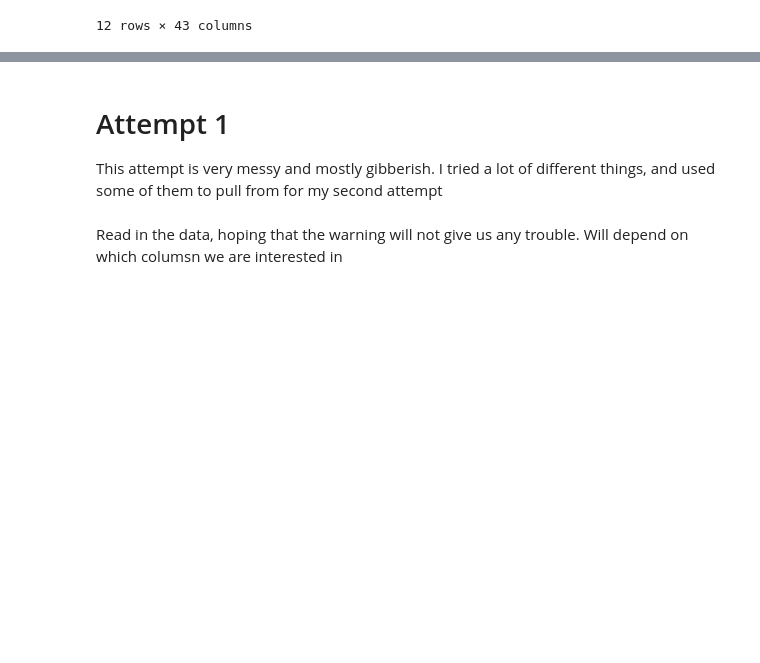
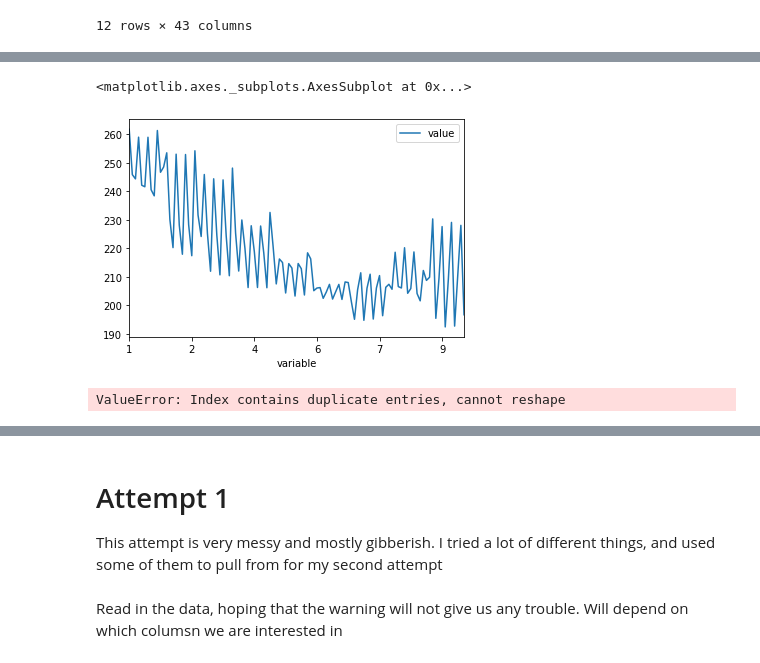
Before and after one commit to richt3211/DS-2500, a Jupyter notebook: Assignment-2/Attempt 2.ipynb, the cells around one changed output, grey strips where cells are left out. Cells and saved outputs as stored; diff of their text form; code cells hidden in the pictures; blank space fills up the shorter version.

```diff
--- a/Assignment-2/Attempt 2.ipynb
+++ b/Assignment-2/Attempt 2.ipynb
@@ -156,0 +150,3 @@ cleaned_df.plot()
+# %%
+indexed = reshaped_df.set_index(['Filename', 'Duration', 'seg_Start', 'seg_End', 'acoustic'])
+indexed
@@ -156,0 +244,3 @@ cleaned_df.plot()
+# %%
+melt = pd.melt(reset, id_vars=['Filename', 'Duration', 'seg_Start', 'seg_End', 'acoustic'])
+melt
@@ -156,0 +261,10 @@ cleaned_df.plot()
+# %%
+melt.plot(x='variable', y='value')
+# %% [output]
+<matplotlib.axes._subplots.AxesSubplot at 0x...>
+[figure, added]
+# %%
+pivot = pd.pivot(melt, index='variable', columns='acoustic',values='value')
+pivot
+# %% [output]
+ValueError: Index contains duplicate entries, cannot reshape
```
Also changed, not shown: parts of 19 cells of this notebook, 1 other file.
